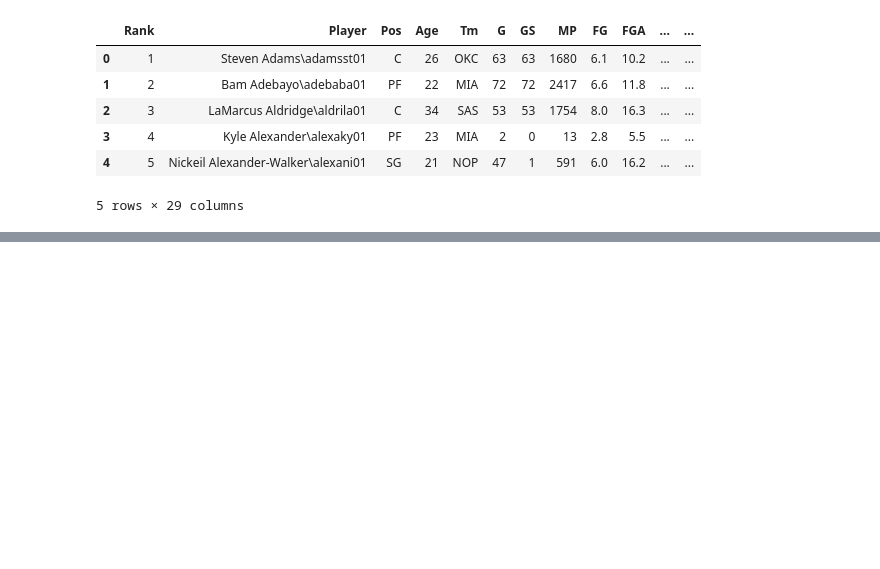
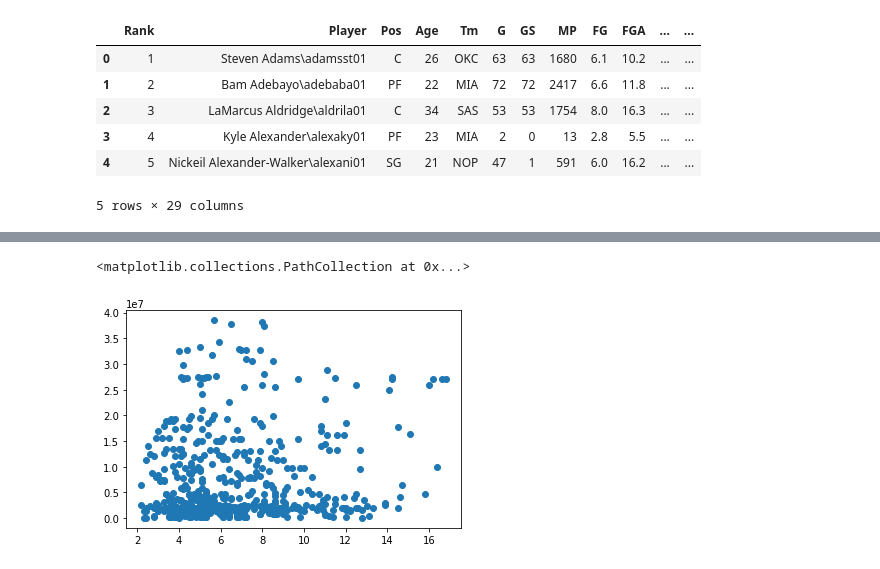
Before and after one commit to Mick-scanlon/NBADataAnalysis, a Jupyter notebook: ProjectCode.ipynb, the cells around one changed output, grey strips where cells are left out. Saved outputs shown, nothing was run; the diff lists cells and outputs as text; code cells hidden in the pictures; blank space fills up the shorter version.

```diff
--- a/ProjectCode.ipynb
+++ b/ProjectCode.ipynb
@@ -154,0 +155,5 @@ joint1.dropna()
+# %%
+plt.scatter(joint1['REBS'],joint1['2019-20'])
+# %% [output]
+<matplotlib.collections.PathCollection at 0x...>
+[figure, added]
```
Also changed, not shown: parts of 32 cells of this notebook.
